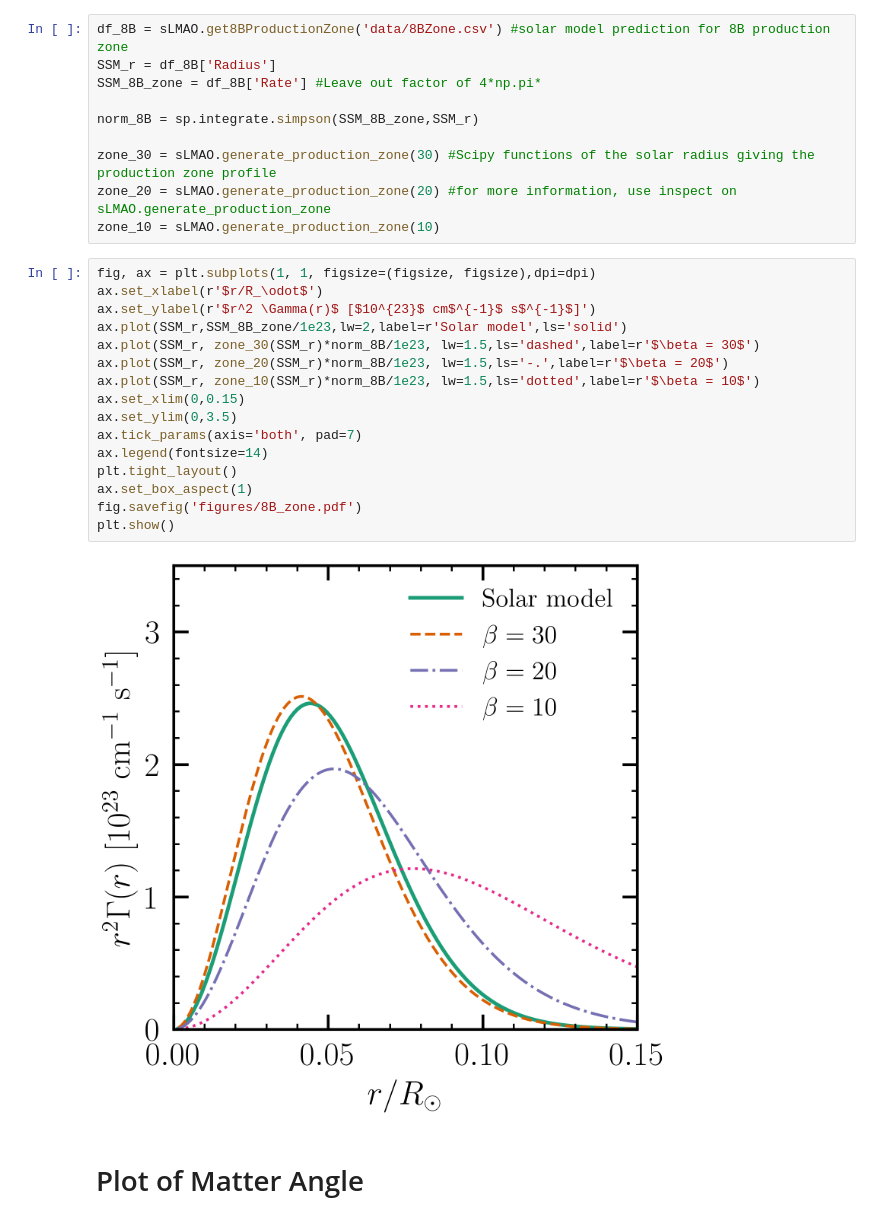
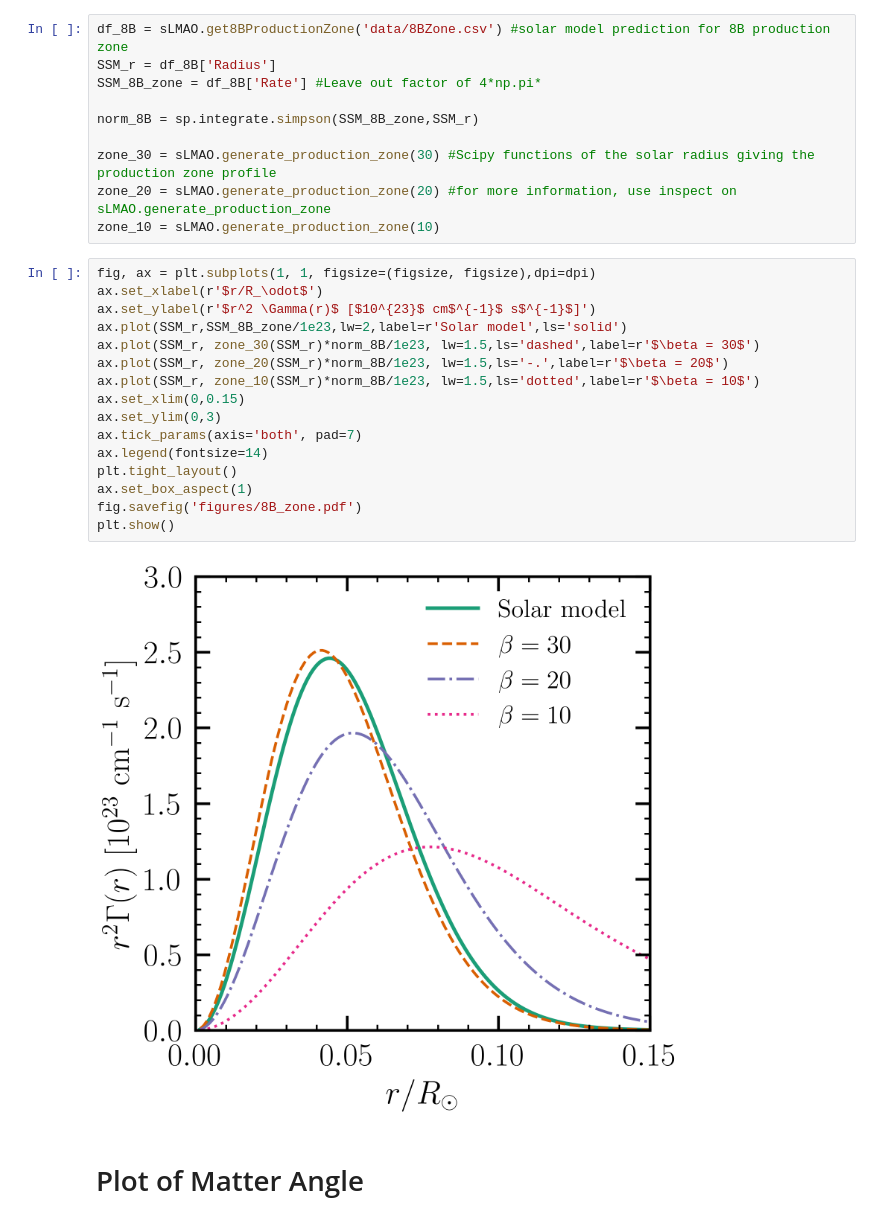
Before and after one commit to melanieAzaidel/solarLMAO, a Jupyter notebook: PlotFactory.ipynb, the cells around one changed output. Cells and saved outputs as stored; diff of their text form.

```diff
--- a/PlotFactory.ipynb
+++ b/PlotFactory.ipynb
@@ -139,21 +139,21 @@ zone_10 = sLMAO.generate_production_zone(10)
 # %%
 fig, ax = plt.subplots(1, 1, figsize=(figsize, figsize),dpi=dpi)
 ax.set_xlabel(r'$r/R_\odot$')
 ax.set_ylabel(r'$r^2 \Gamma(r)$ [$10^{23}$ cm$^{-1}$ s$^{-1}$]')
 ax.plot(SSM_r,SSM_8B_zone/1e23,lw=2,label=r'Solar model',ls='solid')
 ax.plot(SSM_r, zone_30(SSM_r)*norm_8B/1e23, lw=1.5,ls='dashed',label=r'$\beta = 30$')
 ax.plot(SSM_r, zone_20(SSM_r)*norm_8B/1e23, lw=1.5,ls='-.',label=r'$\beta = 20$')
 ax.plot(SSM_r, zone_10(SSM_r)*norm_8B/1e23, lw=1.5,ls='dotted',label=r'$\beta = 10$')
 ax.set_xlim(0,0.15)
-ax.set_ylim(0,3.5)
+ax.set_ylim(0,3)
 ax.tick_params(axis='both', pad=7)
 ax.legend(fontsize=14)
 plt.tight_layout()
 ax.set_box_aspect(1)
 fig.savefig('figures/8B_zone.pdf')
 plt.show()
 # %% [output]
-[figure, old version]
+[figure, new version]
 # %% [markdown]
 # Plot of Matter Angle
 # %%
```
Also changed, not shown: parts of 11 cells of this notebook, 15 other files.
